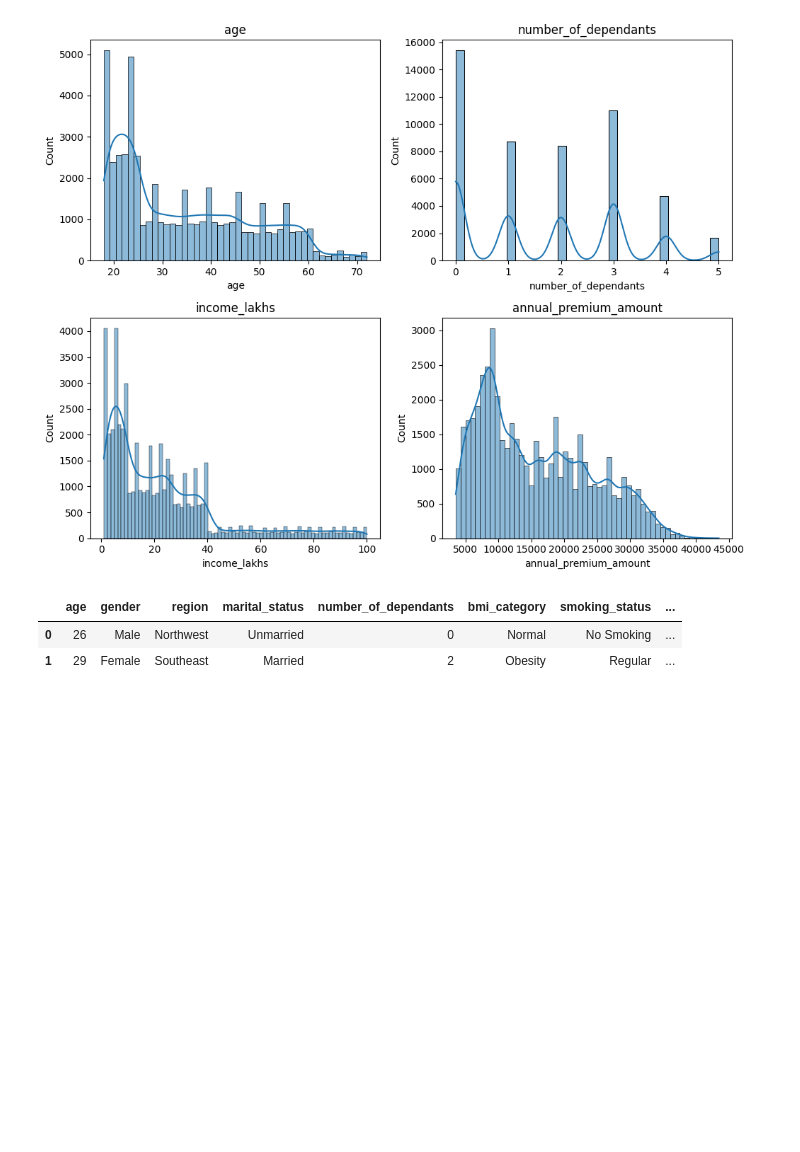
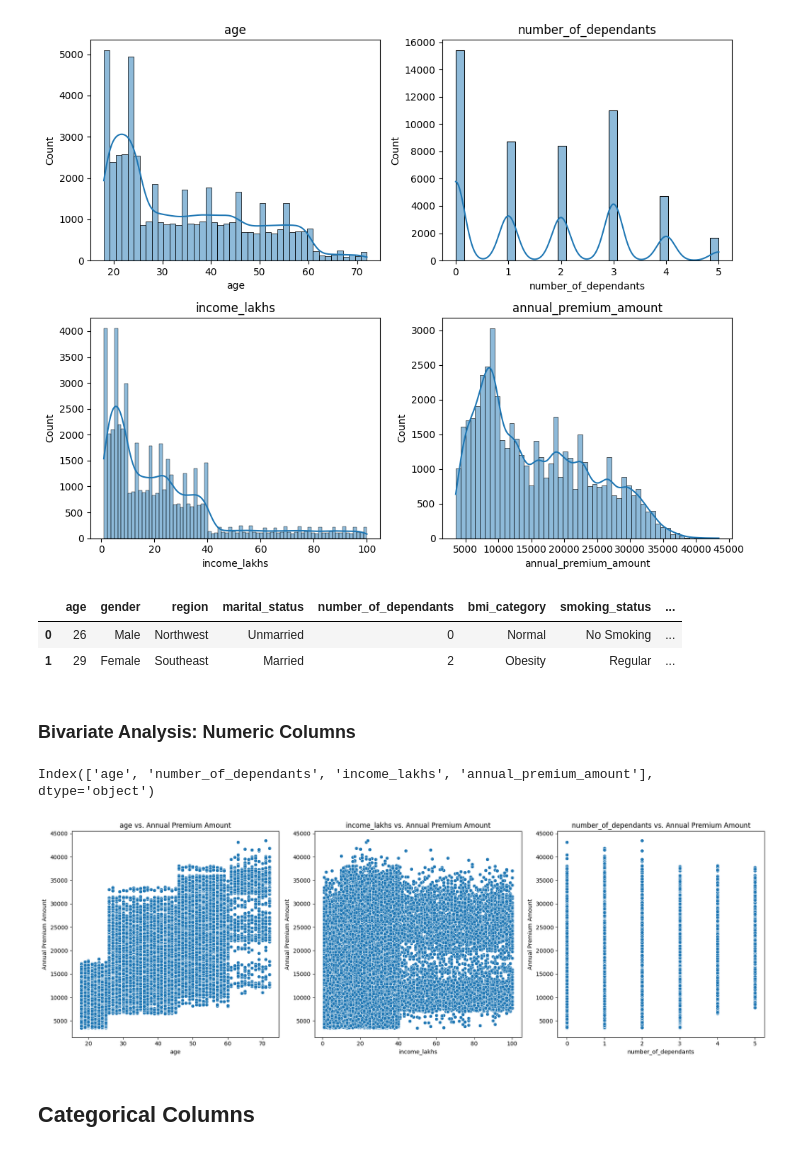
Before and after one commit to Abi27052000/HealthCare-Premium-Prediction, a Jupyter notebook: healthcare_premium_prediction.ipynb, the cells around one changed output. Cells and saved outputs as stored; diff of their text form; code cells hidden in the pictures; blank space fills up the shorter version.

Commit message:
add the exploratory data analysis

```diff
--- a/healthcare_premium_prediction.ipynb
+++ b/healthcare_premium_prediction.ipynb
@@ -221,3 +221,26 @@ df2.head(2)
 |  | age | gender | region | marital_status | number_of_dependants | bmi_category | smoking_status | ... |
 | 0 | 26 | Male | Northwest | Unmarried | 0 | Normal | No Smoking | ... |
 | 1 | 29 | Female | Southeast | Married | 2 | Obesity | Regular | ... |
+# %% [markdown]
+### Bivariate Analysis: Numeric Columns
+# %%
+numeric_columns
+# %% [output]
+Index(['age', 'number_of_dependants', 'income_lakhs', 'annual_premium_amount'], dtype='object')
+# %%
+numeric_features = ['age', 'income_lakhs', 'number_of_dependants']
+
+fig, axes = plt.subplots(1, len(numeric_features), figsize=(18, 6))  # Adjust figure size as necessary
+
+for ax, column in zip(axes, numeric_features):
+    sns.scatterplot(x=df2[column], y=df2['annual_premium_amount'], ax=ax)
+    ax.set_title(f'{column} vs. Annual Premium Amount')
+    ax.set_xlabel(column)
+    ax.set_ylabel('Annual Premium Amount')
+
+plt.tight_layout()  # Adjust layout
+plt.show()
+# %% [output]
+[figure, added]
+# %% [markdown]
+##  Categorical Columns
```
Also changed, not shown: parts of 11 cells of this notebook.
